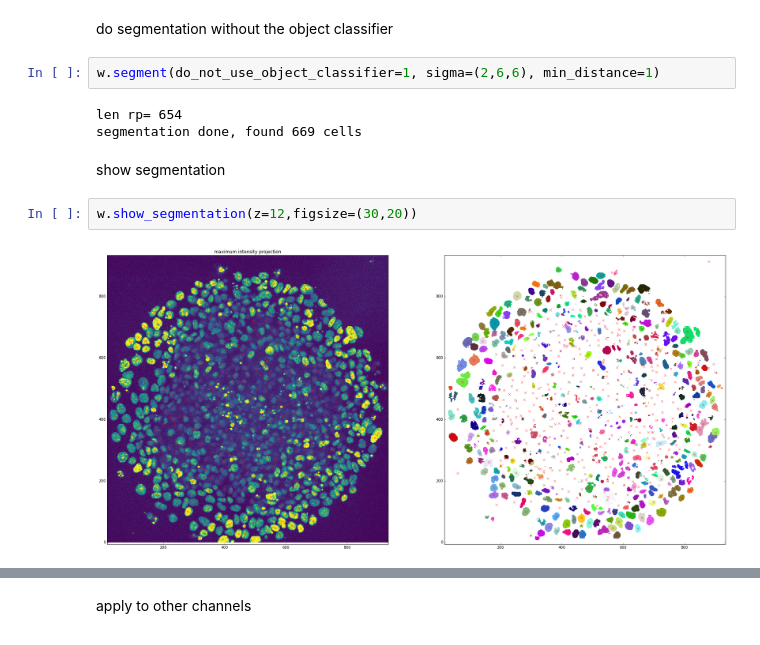
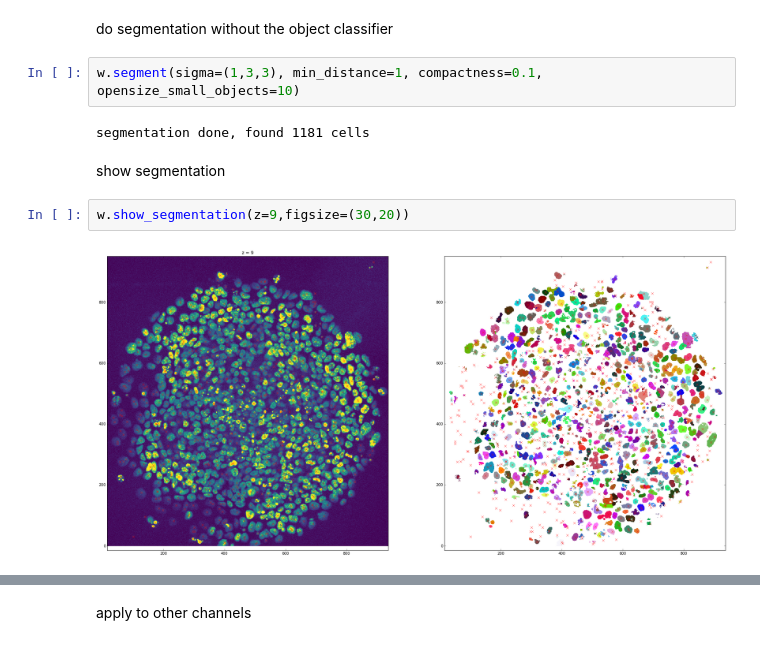
Before and after one commit to jjmetzger/stemcell_segmentation, a Jupyter notebook: watershed3d.ipynb, the cells around one changed output, grey strips where cells are left out. Drawn from its saved outputs; the diff is of its cells as text.

Commit message:
compactness for skimage_dev version implemented recovered deleted file

```diff
--- a/watershed3d.ipynb
+++ b/watershed3d.ipynb
@@ -36,17 +41,16 @@ shape (16, 964, 963) (16, 964, 963)
 loaded probability map
 # %% [markdown]
 do segmentation without the object classifier
-# %%
-w.segment(do_not_use_object_classifier=1, sigma=(2,6,6), min_distance=1)
-# %% [output]
-len rp= 654
-segmentation done, found 669 cells
+# %%
+w.segment(sigma=(1,3,3), min_distance=1, compactness=0.1, opensize_small_objects=10)
+# %% [output]
+segmentation done, found 1181 cells
 # %% [markdown]
 show segmentation
 # %%
-w.show_segmentation(z=12,figsize=(30,20))
+w.show_segmentation(z=9,figsize=(30,20))
 # %% [output]
-[figure, old version]
+[figure, new version]
 # %%
 w.df.head()
 # %% [output]
```
Also changed, not shown: parts of 16 cells of this notebook, 1 other file.
